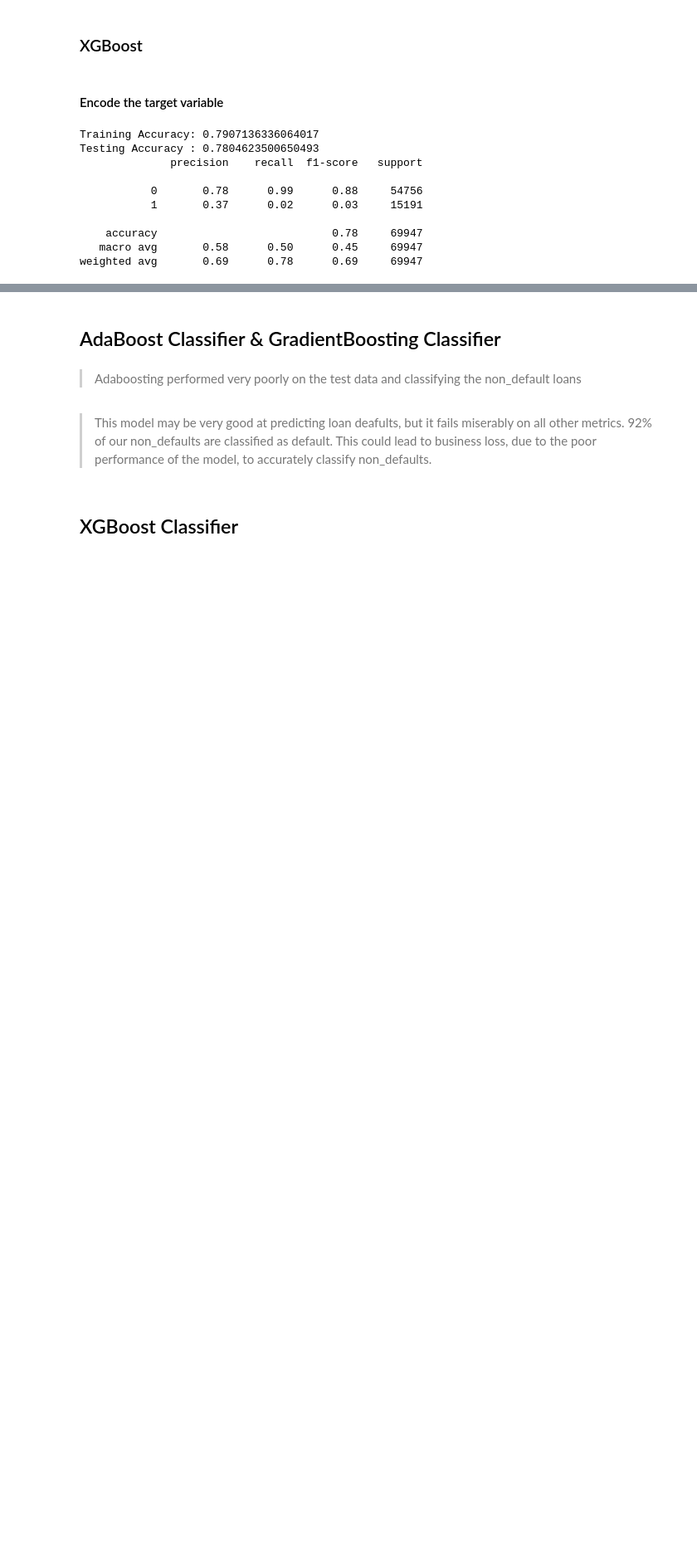
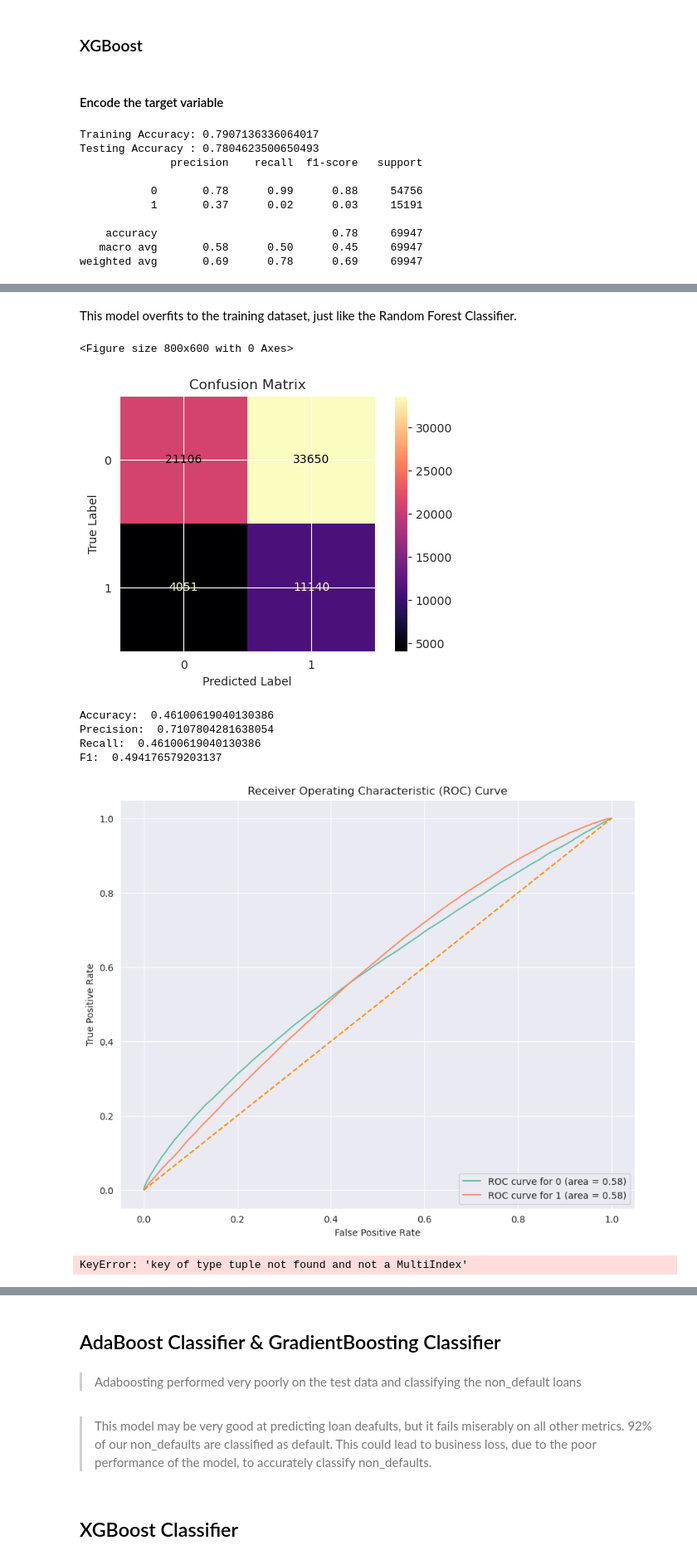
Before and after one commit to Mythamor/Django_Asset_Finance_Risk_Assessment_Model, a Jupyter notebook: asset_finance_model/notebooks/Asset_Finance_Loan_Default_Model.ipynb, the cells around one changed output, grey strips where cells are left out. Shown at 83% size. Saved outputs shown, nothing was run; the diff lists cells and outputs as text; code cells hidden in the pictures; blank space fills up the shorter version.

Commit message:
Cleaning up the modelling notebook

```diff
--- a/asset_finance_model/notebooks/Asset_Finance_Loan_Default_Model.ipynb
+++ b/asset_finance_model/notebooks/Asset_Finance_Loan_Default_Model.ipynb
@@ -532,5 +551,16 @@ print(classification_report(y_test, preds))
+# %% [markdown]
+This model overfits to the training dataset, just like the Random Forest Classifier.
 # %%
-eval_model(rf_clf, X_test, y_test)
+eval_model(rf_clf, X_test_preprocessed, y_test_en)
+# %% [output]
+<Figure size 800x600 with 0 Axes>
+[figure, added]
+Accuracy:  0.46100619040130386
+Precision:  0.7107804281638054
+Recall:  0.46100619040130386
+F1:  0.494176579203137
+[figure, added]
+KeyError: 'key of type tuple not found and not a MultiIndex'
 # %%
 # RandomForest GridSearchCV
 rf_param_grid = {
```
Also changed, not shown: parts of 6 cells of this notebook.
